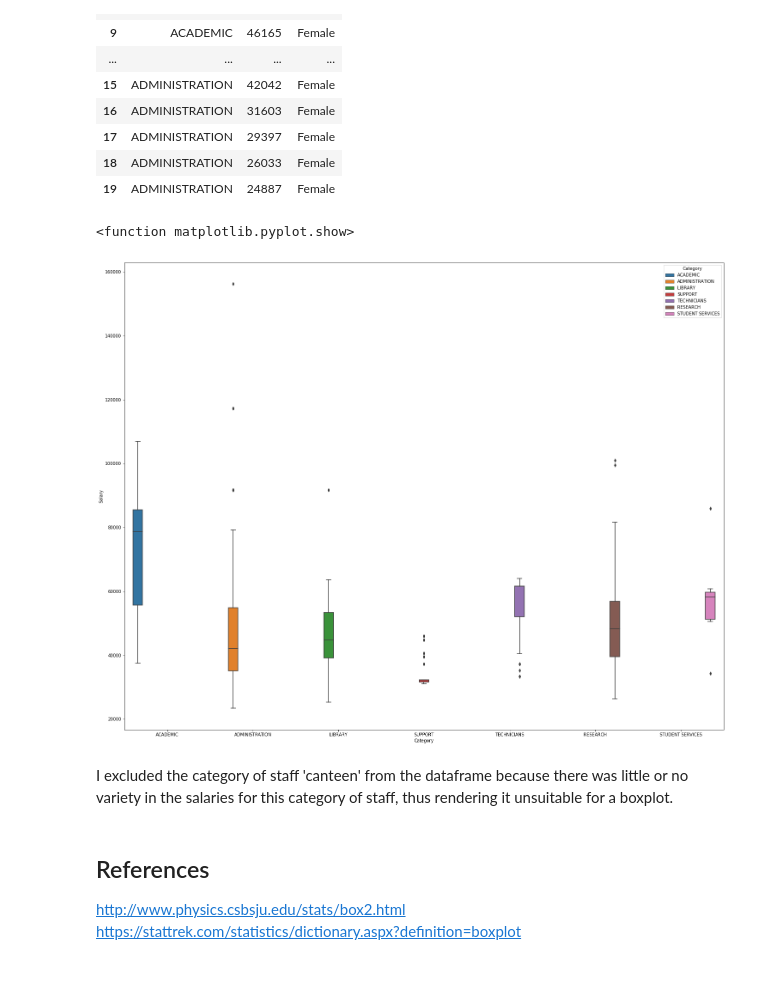
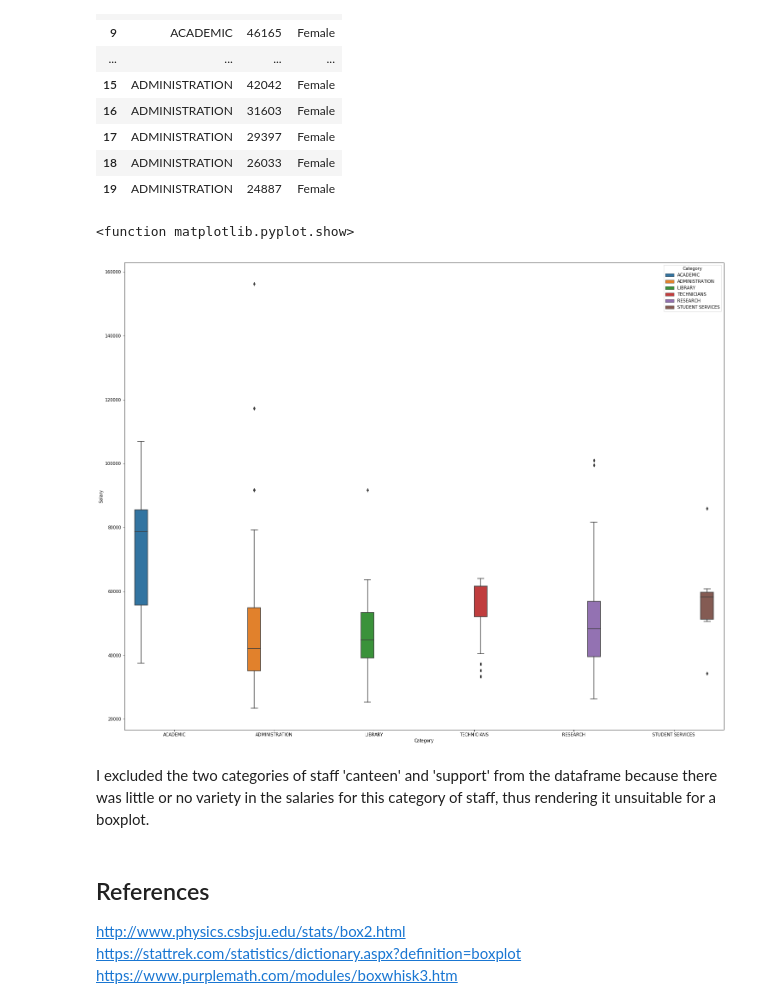
Before and after one commit to paulacduffy/boxplotsproject, a Jupyter notebook: Box Plots & their uses.ipynb, the cells around one changed output. Saved outputs shown, nothing was run; the diff lists cells and outputs as text; code cells hidden in the pictures; blank space fills up the shorter version.

Commit message:
amended dataframe & added more to intro.

```diff
--- a/Box Plots & their uses.ipynb
+++ b/Box Plots & their uses.ipynb
@@ -22,7 +23,8 @@ import matplotlib.pyplot as plt
 #Importing the dataset, excluding one of the categories - canteen, display 20 lines
 df = pd.read_csv("https://raw.githubusercontent.com/paulacduffy/boxplotsproject/master/Data/salary.csv")
 df = df[df.Category != "CANTEEN"]
-df.head (n=20)
+ndf = df[df.Category != "SUPPORT"]
+ndf.head(n=20)
 # %% [output]
 |  | Category | Salary | Gender |
 | 0 | ACADEMIC | 51502 | Male |
@@ -44,15 +46,16 @@ df.head (n=20)
 # %%
 %matplotlib inline
 plt.figure(figsize=(25,20))
-sns.boxplot(x="Category", y="Salary", hue = "Category", data=df)
+sns.boxplot(x="Category", y="Salary", hue = "Category", data=ndf)
 plt.show
 # %% [output]
 <function matplotlib.pyplot.show>
-[figure, old version]
+[figure, new version]
 # %% [markdown]
-I excluded the category of staff 'canteen' from the dataframe because there was little or no variety in the salaries for this category of staff, thus rendering it unsuitable for a boxplot.
+I excluded the two categories of staff 'canteen' and 'support' from the dataframe because there was little or no variety in the salaries for this category of staff, thus rendering it unsuitable for a boxplot.
 # %% [markdown]
 ## References
 
 http://www.physics.csbsju.edu/stats/box2.html
 https://stattrek.com/statistics/dictionary.aspx?definition=boxplot
+https://www.purplemath.com/modules/boxwhisk3.htm
```
Also changed, not shown: parts of 4 cells of this notebook.
